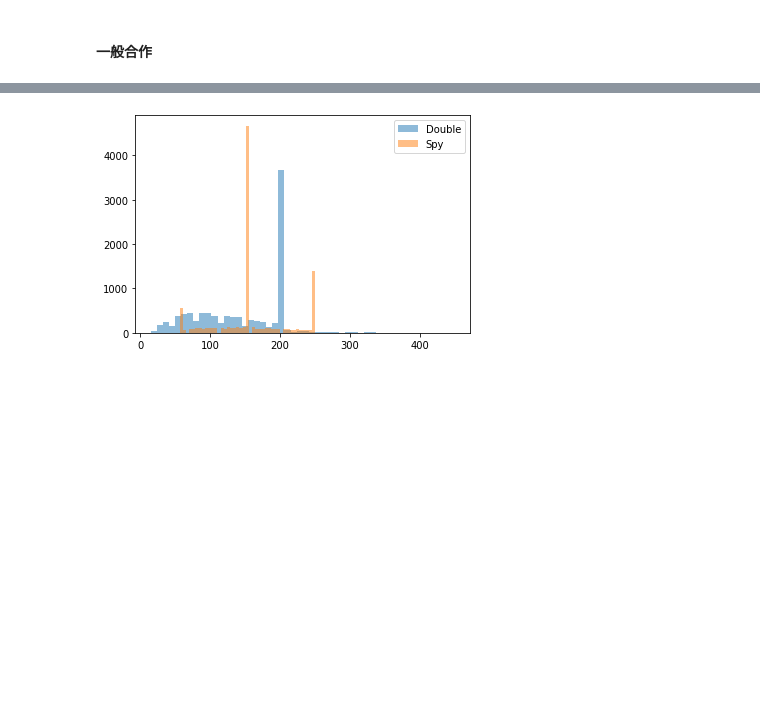
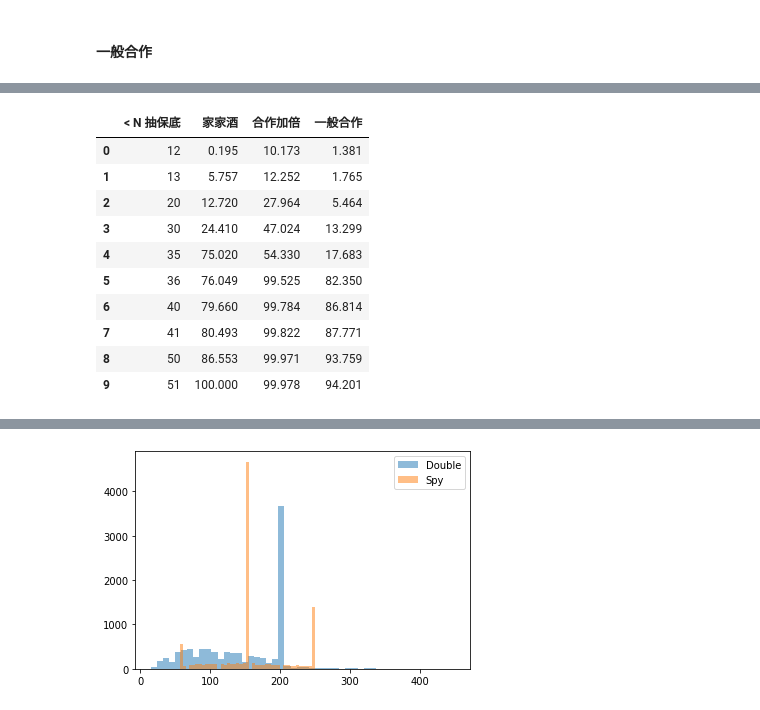
Before and after one commit to taipingeric/tos, a Jupyter notebook: Tos_SpyxFamily.ipynb, the cells around one changed output, grey strips where cells are left out. Cells and saved outputs as stored; diff of their text form; code cells hidden in the pictures; blank space fills up the shorter version.

```diff
--- a/Tos_SpyxFamily.ipynb
+++ b/Tos_SpyxFamily.ipynb
@@ -134,0 +129,2 @@ np.mean(r1), np.mean(r2)
+# %%
+r1_dis = draw_distribution(r1_draw)
@@ -134,0 +142,2 @@ np.mean(r1), np.mean(r2)
+# %%
+r2_dis = draw_distribution(r2_draw)
@@ -134,0 +155,2 @@ np.mean(r1), np.mean(r2)
+# %%
+round_dis = draw_distribution(round_draws)
@@ -134,0 +168,21 @@ np.mean(r1), np.mean(r2)
+# %%
+import pandas as pd
+df = pd.DataFrame({
+    "< N 抽保底": [12, 13, 20, 30, 35, 36, 40, 41, 50, 51],
+    "家家酒": round_dis,
+    "合作加倍": r2_dis,
+    "一般合作": r1_dis,
+})
+df
+# %% [output]
+|  | < N 抽保底 | 家家酒 | 合作加倍 | 一般合作 |
+| 0 | 12 | 0.195 | 10.173 | 1.381 |
+| 1 | 13 | 5.757 | 12.252 | 1.765 |
+| 2 | 20 | 12.720 | 27.964 | 5.464 |
+| 3 | 30 | 24.410 | 47.024 | 13.299 |
+| 4 | 35 | 75.020 | 54.330 | 17.683 |
+| 5 | 36 | 76.049 | 99.525 | 82.350 |
+| 6 | 40 | 79.660 | 99.784 | 86.814 |
+| 7 | 41 | 80.493 | 99.822 | 87.771 |
+| 8 | 50 | 86.553 | 99.971 | 93.759 |
+| 9 | 51 | 100.000 | 99.978 | 94.201 |
```
Also changed, not shown: parts of 17 cells of this notebook.
